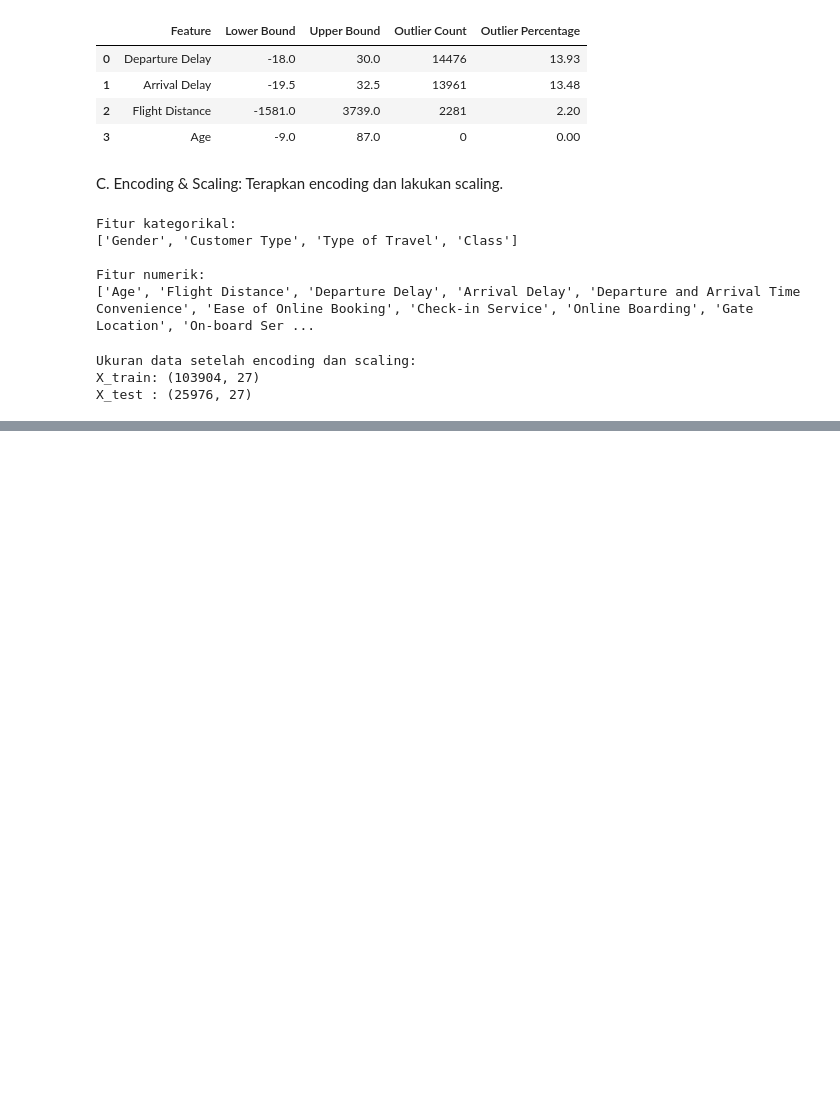
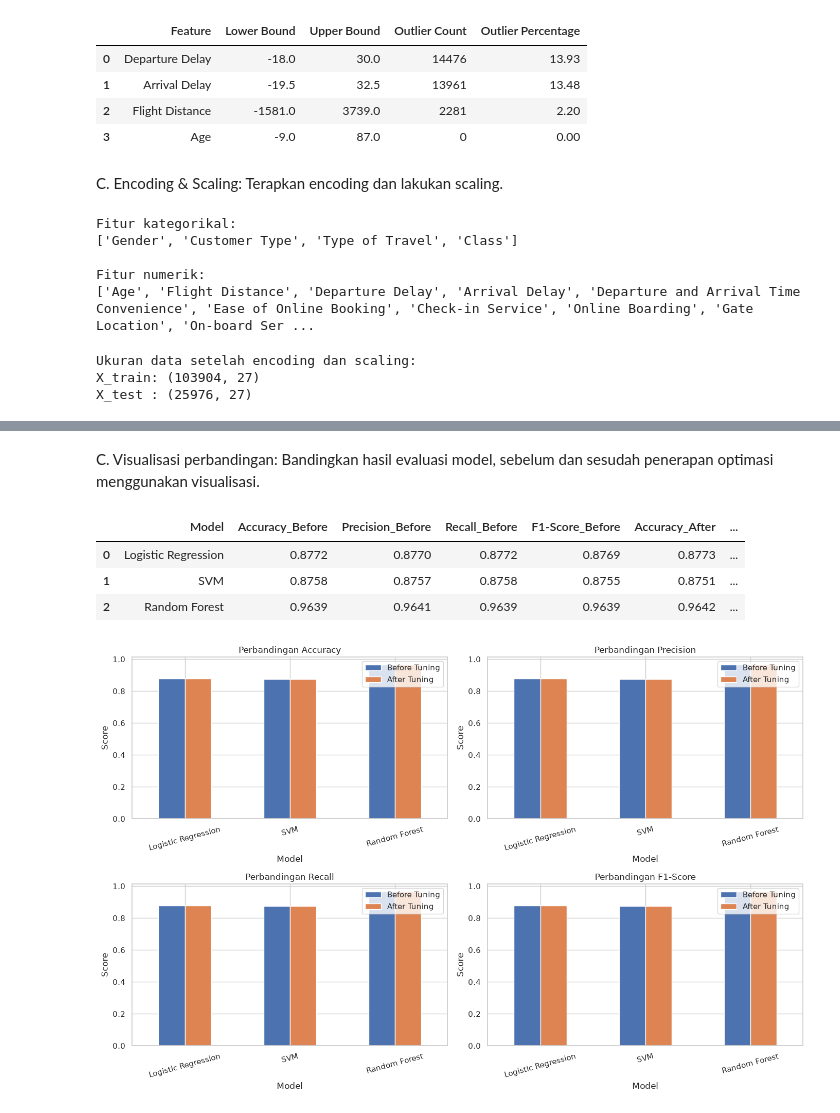
Before and after one commit to ilhamtkj/bengkod_uts, a Jupyter notebook: my-uts.ipynb, the cells around one changed output, grey strips where cells are left out. Cells and saved outputs as stored; diff of their text form; code cells hidden in the pictures; blank space fills up the shorter version.

```diff
--- a/my-uts.ipynb
+++ b/my-uts.ipynb
@@ -1091,0 +1442,48 @@ X_test : (25976, 27)
+# %% [markdown]
+C. Visualisasi perbandingan: Bandingkan hasil evaluasi model, sebelum dan sesudah penerapan optimasi menggunakan visualisasi.
+# %%
+comparison_tuning_df = evaluation_prep_df.merge(
+    evaluation_tuned_df,
+    on="Model",
+    suffixes=("_Before", "_After")
+)
+
+for metric in ["Accuracy", "Precision", "Recall", "F1-Score"]:
+    comparison_tuning_df[f"{metric}_Difference"] = (
+        comparison_tuning_df[f"{metric}_After"]
+        - comparison_tuning_df[f"{metric}_Before"]
+    )
+
+display(comparison_tuning_df.round(4))
+# %% [output]
+|  | Model | Accuracy_Before | Precision_Before | Recall_Before | F1-Score_Before | Accuracy_After | ... |
+| 0 | Logistic Regression | 0.8772 | 0.8770 | 0.8772 | 0.8769 | 0.8773 | ... |
+| 1 | SVM | 0.8758 | 0.8757 | 0.8758 | 0.8755 | 0.8751 | ... |
+| 2 | Random Forest | 0.9639 | 0.9641 | 0.9639 | 0.9639 | 0.9642 | ... |
+# %%
+metrics = ["Accuracy", "Precision", "Recall", "F1-Score"]
+
+fig, axes = plt.subplots(2, 2, figsize=(14, 9))
+axes = axes.flatten()
+
+for i, metric in enumerate(metrics):
+    comparison_tuning_df.plot(
+        x="Model",
+        y=[f"{metric}_Before", f"{metric}_After"],
+        kind="bar",
+        ax=axes[i],
+        rot=15
+    )
+
+    axes[i].set_title(f"Perbandingan {metric}")
+    axes[i].set_xlabel("Model")
+    axes[i].set_ylabel("Score")
+    axes[i].legend(
+        ["Before Tuning", "After Tuning"],
+        loc="best"
+    )
+
+plt.tight_layout()
+plt.show()
+# %% [output]
+[figure, added]
```
Also changed, not shown: parts of 25 cells of this notebook.
